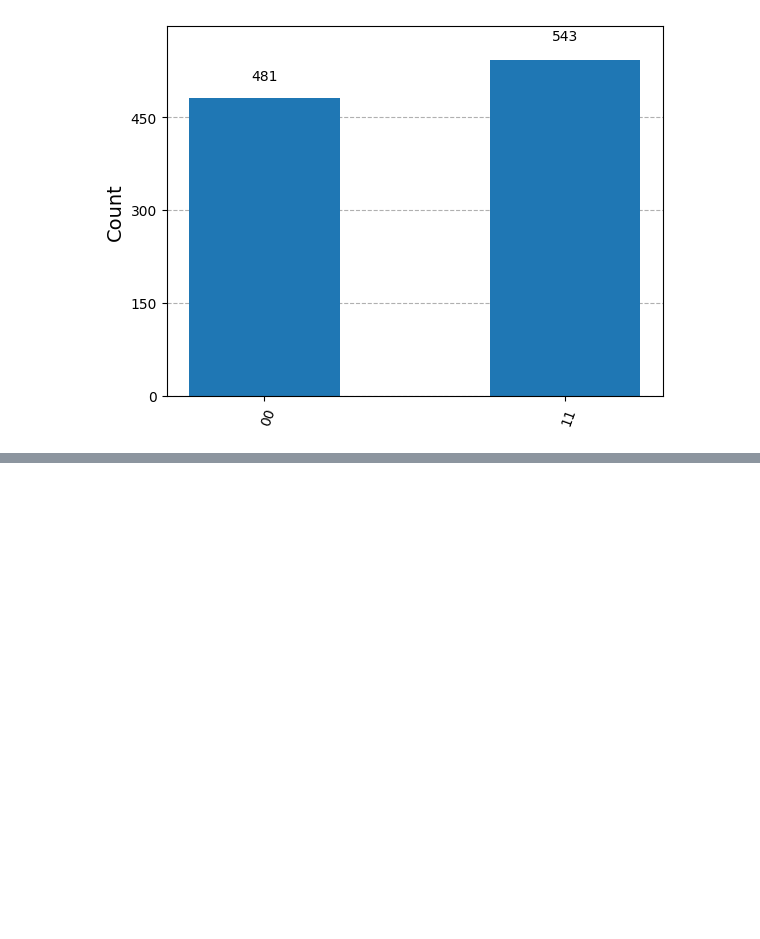
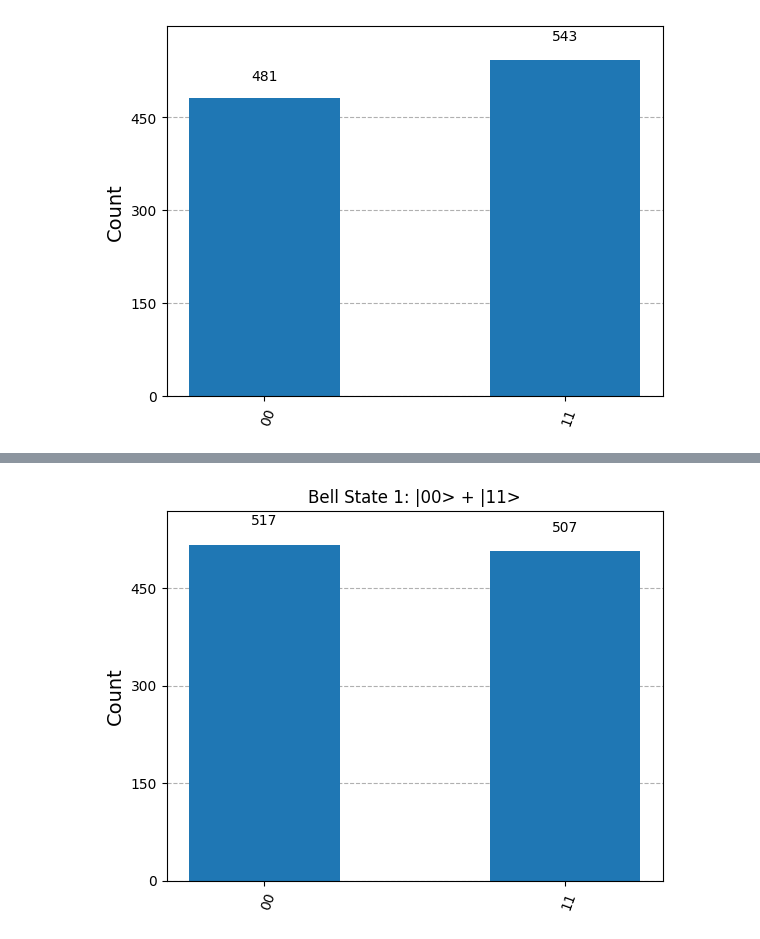
Before and after one commit to srushtiganesh/SIT-UofG-QC, a Jupyter notebook: QC-Lab1.ipynb, the cells around one changed output, grey strips where cells are left out. Cells and saved outputs as stored; diff of their text form; code cells hidden in the pictures; blank space fills up the shorter version.

```diff
--- a/QC-Lab1.ipynb
+++ b/QC-Lab1.ipynb
@@ -206,8 +208,80 @@ plot_histogram(counts)
 
 # For each of the Bell states, repeat the simulation with measurements and check that the results are as expected.
 
-circuit = QuantumCircuit(2,2)
-circuit.h(0)
-circuit.cx(0,1) # cx means CNOT because it's a controlled version of x (negation)
-circuit.measure(range(2),range(2))
-circuit.draw("mpl")
+# Bell State 1: 1/sqrt(2) ( |00> + |11> )
+circuit1 = QuantumCircuit(2,2)
+circuit1.h(0)
+circuit1.cx(0,1)
+circuit1.measure(range(2),range(2))
+print("Circuit for |00> + |11>:")
+display(circuit1.draw("mpl"))
+
+# Verify state vector
+state1_qc = QuantumCircuit(2)
+state1_qc.h(0)
+state1_qc.cx(0,1)
+state1 = Statevector.from_int(0, 4).evolve(state1_qc)
+display(array_to_latex(state1, prefix='|\Psi_1\rangle = '))
+
+# Simulate and plot results
+qc_compiled1 = transpile(circuit1, backend)
+job_sim1 = backend.run(qc_compiled1, shots=1024)
+result_sim1 = job_sim1.result()
+counts1 = result_sim1.get_counts(qc_compiled1)
+print("Measurement counts for |00> + |11>:", counts1)
+display(plot_histogram(counts1, title='Bell State 1: |00> + |11>'))
+
+# Bell State 2: 1/sqrt(2) ( |00> - |11> )
+# Start with |00> + |11> and apply Z on qubit 0 to get the minus sign
+circuit2 = QuantumCircuit(2,2)
+circuit2.h(0)
+circuit2.cx(0,1)
+circuit2.z(0) # Apply Z gate to qubit 0
+circuit2.measure(range(2),range(2))
+print("Circuit for |00> - |11>:")
+display(circuit2.draw("mpl"))
+
+# Verify state vector
+state2_qc = QuantumCircuit(2)
+state2_qc.h(0)
+state2_qc.cx(0,1)
+state2_qc.z(0)
+state2 = Statevector.from_int(0, 4).evolve(state2_qc)
+display(array_to_latex(state2, prefix='|\Psi_2\rangle = '))
+
+# Simulate and plot results
+qc_compiled2 = transpile(circuit2, backend)
+job_sim2 = backend.run(qc_compiled2, shots=1024)
+result_sim2 = job_sim2.result()
+counts2 = result_sim2.get_counts(qc_compiled2)
+print("Measurement counts for |00> - |11>:", counts2)
+display(plot_histogram(counts2, title='Bell State 2: |00> - |11>'))
+
+# Bell State 4: 1/sqrt(2) ( |01> - |10> )
+# Start with |01> + |10> and apply Z on qubit 0 to get the minus sign
+circuit4 = QuantumCircuit(2,2)
+circuit4.x(1) # Initialize qubit 1 to |1>, so starting state is |01>
+circuit4.h(0)
+circuit4.z(0) # Apply Z gate to qubit 0
+circuit4.cx(0,1)
+circuit4.measure(range(2),range(2))
+print("Circuit for |01> - |10>:")
+display(circuit4.draw("mpl"))
+
+# Verify state vector
+state4_qc = QuantumCircuit(2)
+state4_qc.x(1)
+state4_qc.h(0)
+state4_qc.z(0)
+state4_qc.cx(0,1)
+state4 = Statevector.from_int(0, 4).evolve(state4_qc)
+display(array_to_latex(state4, prefix='|\Psi_4\rangle = '))
+
+# Simulate and plot results
+qc_compiled4 = transpile(circuit4, backend)
+job_sim4 = backend.run(qc_compiled4, shots=1024)
+result_sim4 = job_sim4.result()
+counts4 = result_sim4.get_counts(qc_compiled4)
+print("Measurement counts for |01> - |10>:", counts4)
+display(plot_histogram(counts4, title='Bell State 4: |01> - |10>'))
+# %% [output]
@@ -213,0 +298 @@ circuit.draw("mpl")
+[figure, added]
```
Also changed, not shown: parts of 10 cells of this notebook.
